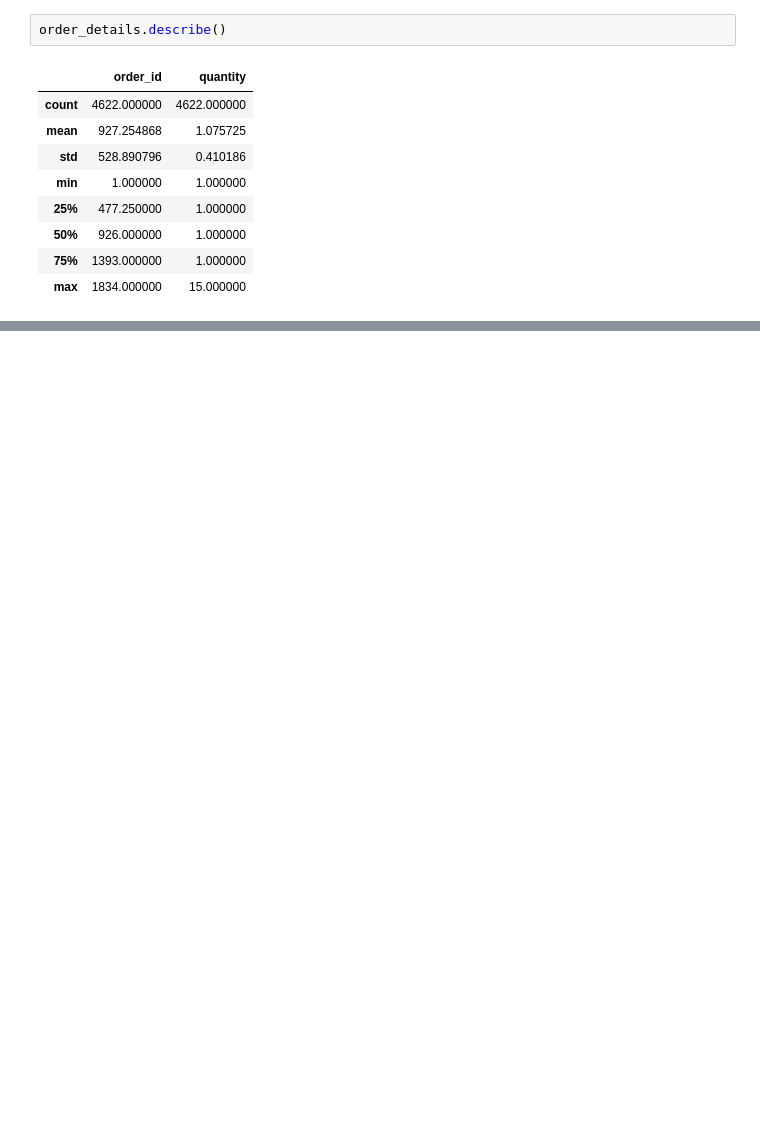
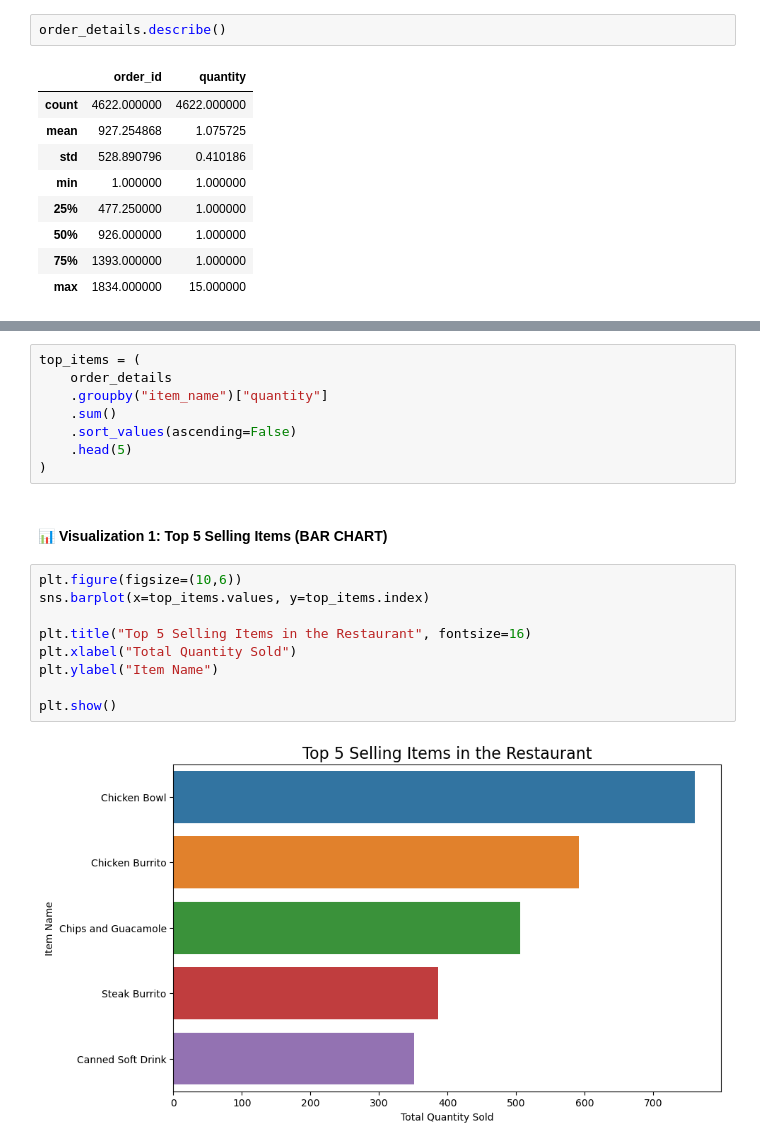
Before and after one commit to Allansha14/Data_Science_Daily_learning, a Jupyter notebook: Pandas_Crash_Course/Pandas_Crash_course.ipynb, the cells around one changed output, grey strips where cells are left out. Cells and saved outputs as stored; diff of their text form; blank space fills up the shorter version.

```diff
--- a/Pandas_Crash_Course/Pandas_Crash_course.ipynb
+++ b/Pandas_Crash_Course/Pandas_Crash_course.ipynb
@@ -89,0 +351,21 @@ order_details.describe()
+# %%
+top_items = (
+    order_details
+    .groupby("item_name")["quantity"]
+    .sum()
+    .sort_values(ascending=False)
+    .head(5)
+)
+# %% [markdown]
+#### 📊 Visualization 1: Top 5 Selling Items (BAR CHART)
+# %%
+plt.figure(figsize=(10,6))
+sns.barplot(x=top_items.values, y=top_items.index)
+
+plt.title("Top 5 Selling Items in the Restaurant", fontsize=16)
+plt.xlabel("Total Quantity Sold")
+plt.ylabel("Item Name")
+
+plt.show()
+# %% [output]
+[figure, added]
```
Also changed, not shown: parts of 37 cells of this notebook.
